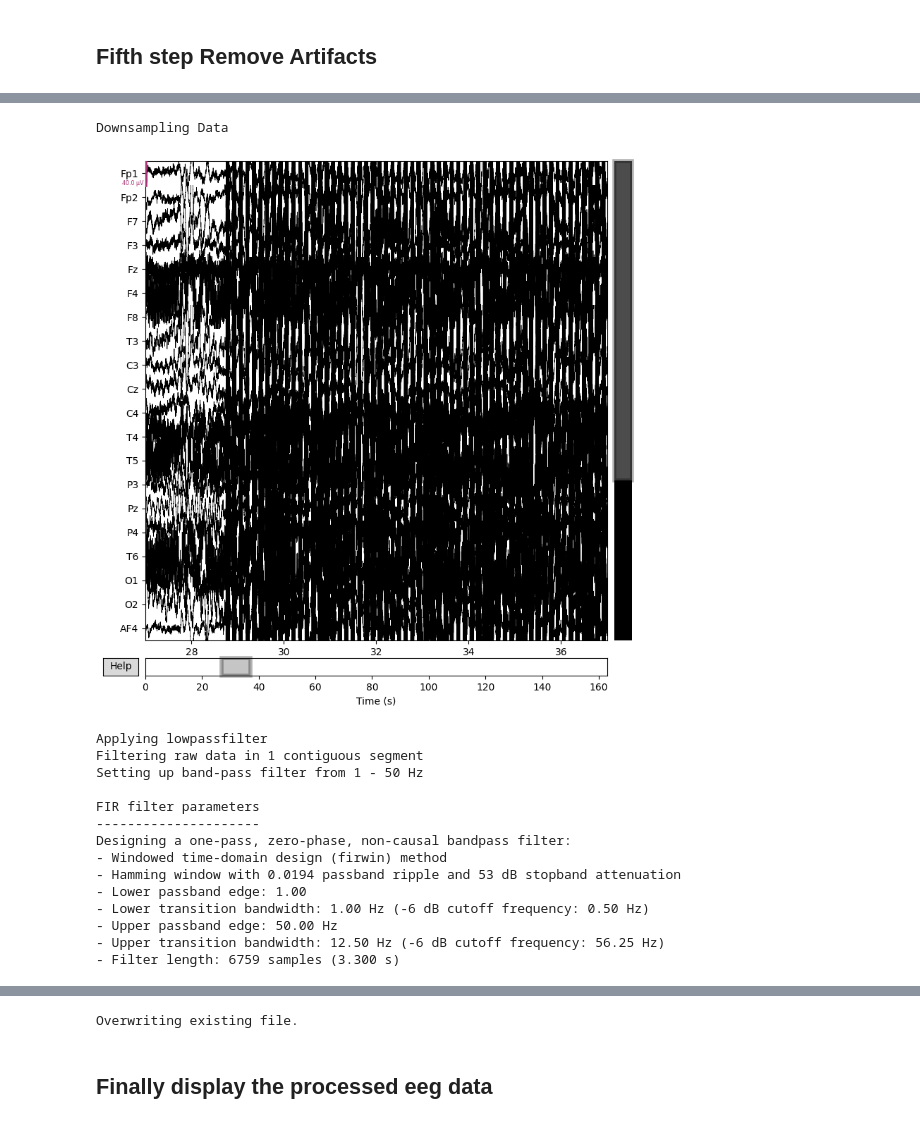
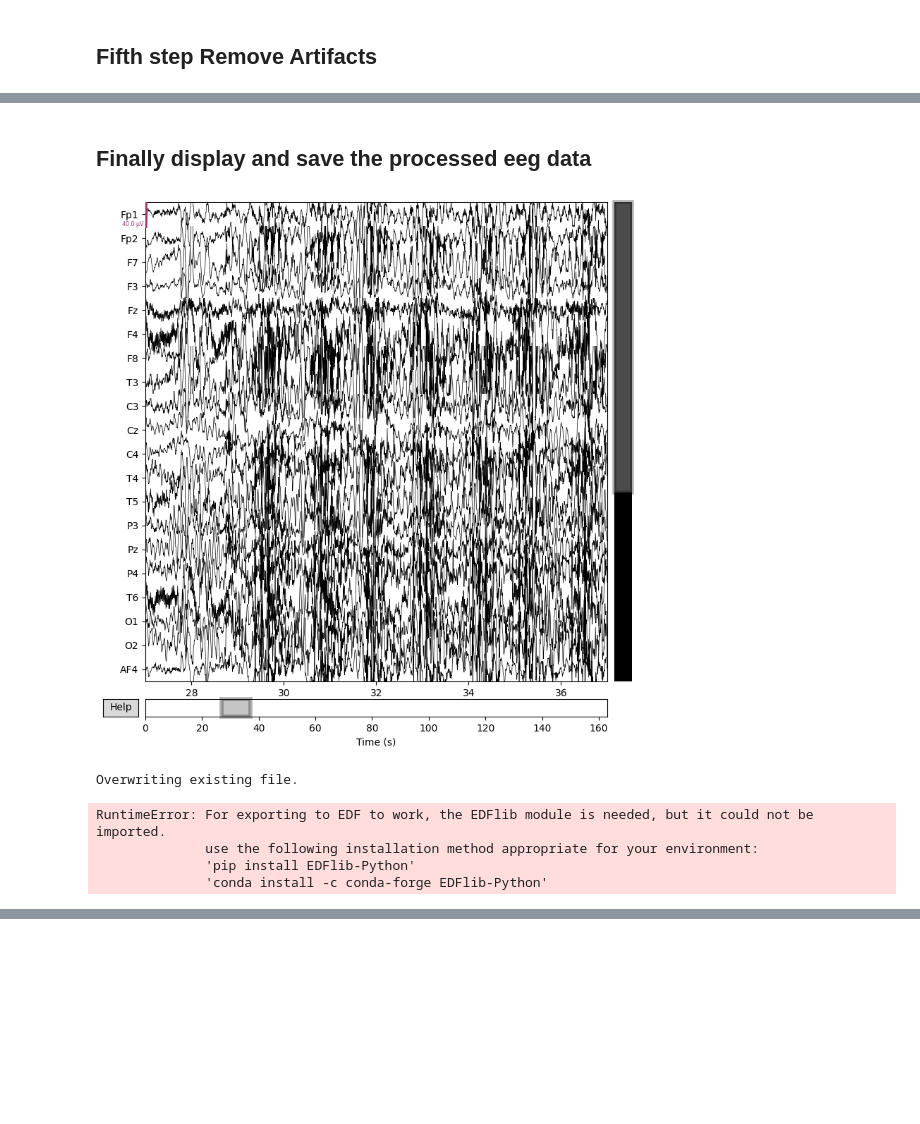
Before and after one commit to H0mire/FACETpy, a Jupyter notebook: src/Example1.ipynb, the cells around one changed output, grey strips where cells are left out. Drawn from its saved outputs; the diff is of its cells as text; code cells hidden in the pictures; blank space fills up the shorter version.

Commit message:
better structure too be more flexible now removing artifacts is separated from the artifact calculation

```diff
--- a/src/Example1.ipynb
+++ b/src/Example1.ipynb
@@ -88,24 +110,13 @@ NOTE: pick_channels() is a legacy function. New code should use inst.pick(...).
+# %% [markdown]
+## Finally display and save the processed eeg data
 # %%
-#f.remove_artifacts( )
-f.downsample()
-f.plot_EEG()
-f.lowpass(h_freq=50)
+
 f.plot_EEG()
 f.export_EEG("NiazyFMRI_pyFacet_cleaned.edf")
 # %% [output]
+[figure, new version]
-Downsampling Data
+Overwriting existing file.
-[figure, old version]
-Applying lowpassfilter
-Filtering raw data in 1 contiguous segment
-Setting up band-pass filter from 1 - 50 Hz
-
-FIR filter parameters
----------------------
-Designing a one-pass, zero-phase, non-causal bandpass filter:
-- Windowed time-domain design (firwin) method
-- Hamming window with 0.0194 passband ripple and 53 dB stopband attenuation
-- Lower passband edge: 1.00
-- Lower transition bandwidth: 1.00 Hz (-6 dB cutoff frequency: 0.50 Hz)
-- Upper passband edge: 50.00 Hz
-- Upper transition bandwidth: 12.50 Hz (-6 dB cutoff frequency: 56.25 Hz)
-- Filter length: 6759 samples (3.300 s)
+RuntimeError: For exporting to EDF to work, the EDFlib module is needed, but it could not be imported.
+              use the following installation method appropriate for your environment:
+              'pip install EDFlib-Python'
+              'conda install -c conda-forge EDFlib-Python'
@@ -114,3 +122,0 @@ Designing a one-pass, zero-phase, non-causal bandpass filter:
-Overwriting existing file.
-# %% [markdown]
-## Finally display the processed eeg data
```
Also changed, not shown: parts of 4 cells of this notebook, 3 other files.
